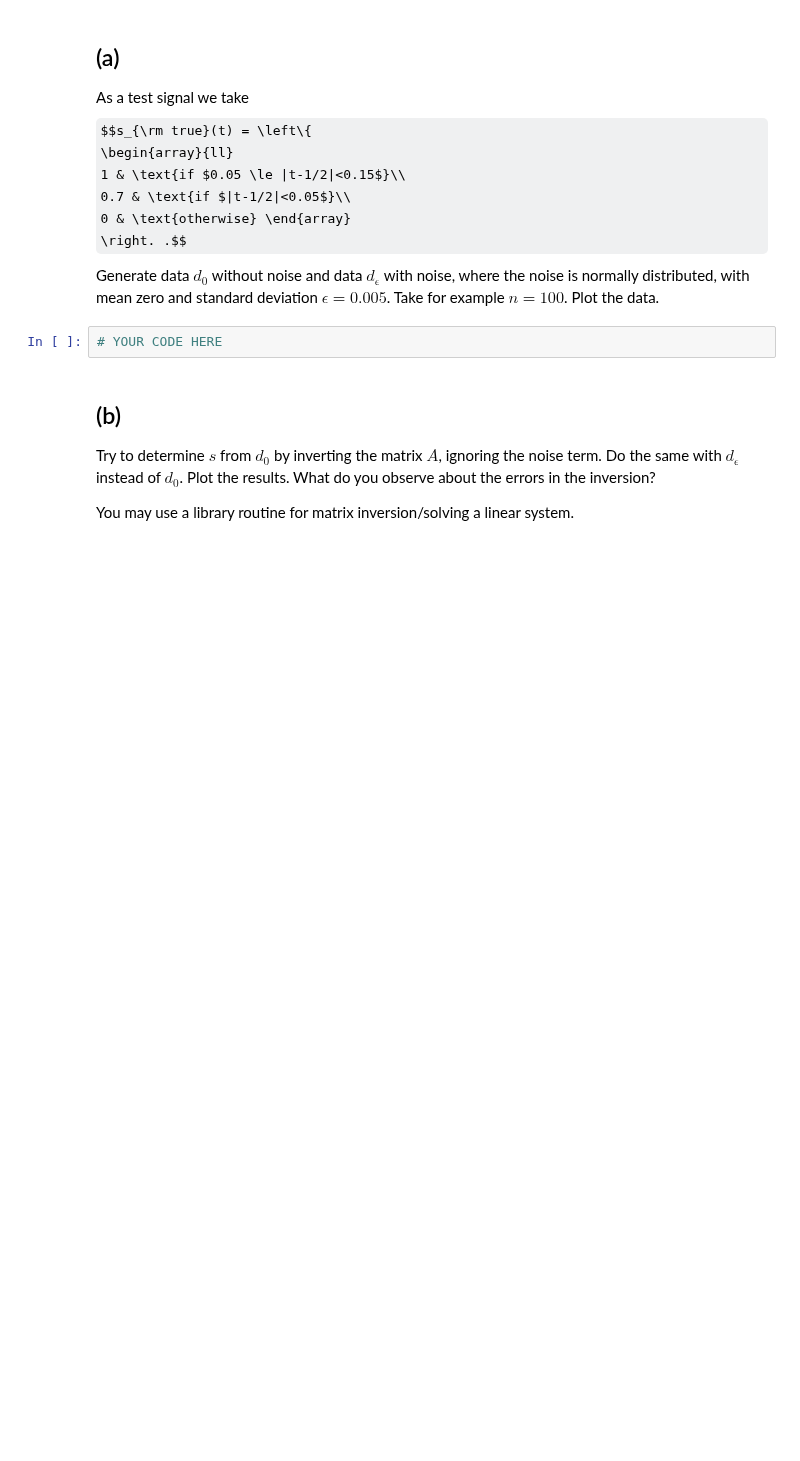
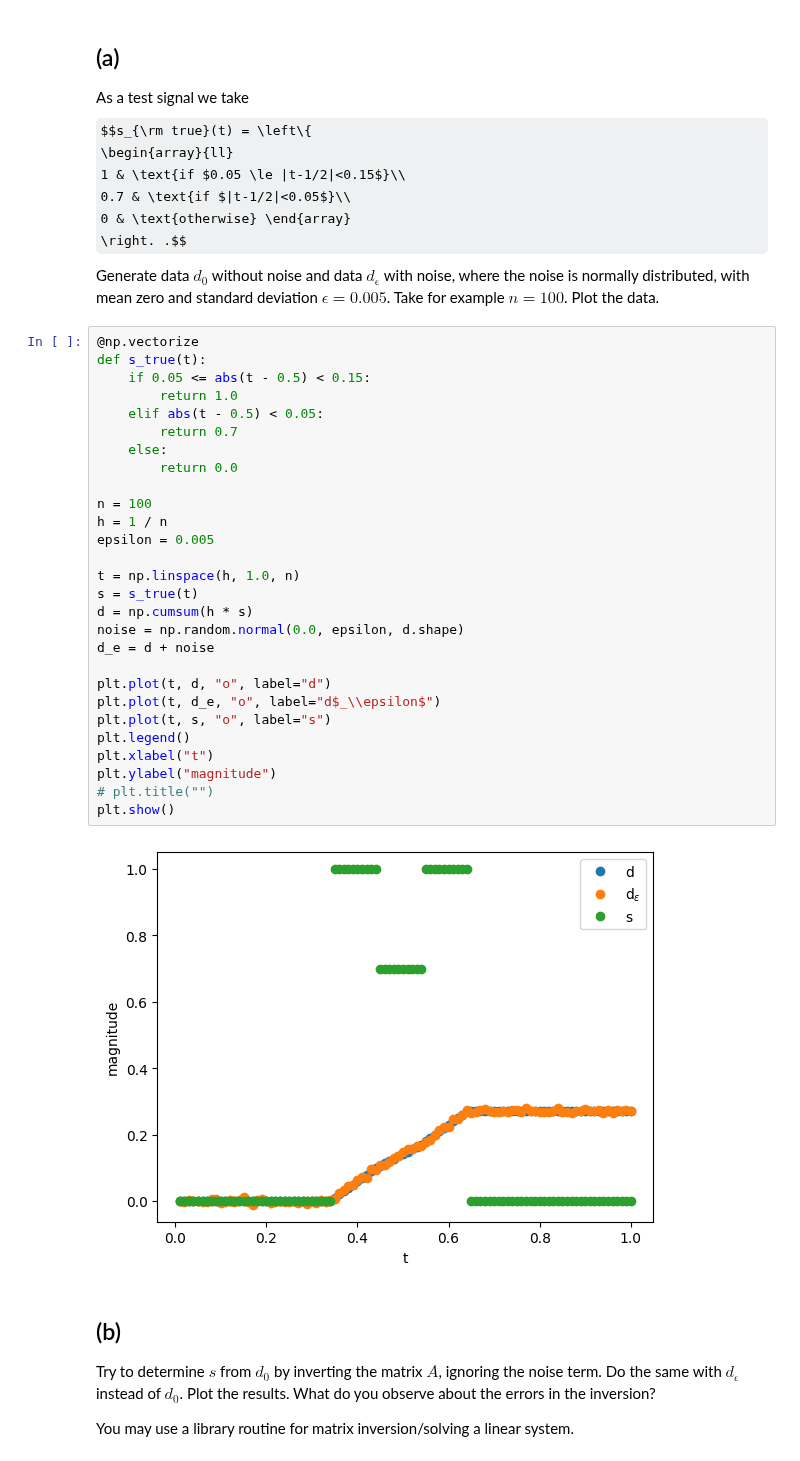
Before and after one commit to pluumenbrownie/numalgos, a Jupyter notebook: hw2.ipynb, the cells around one changed output. Drawn from its saved outputs; the diff is of its cells as text; some formulas as TeX source; blank space fills up the shorter version.

```diff
--- a/hw2.ipynb
+++ b/hw2.ipynb
@@ -156,7 +156,35 @@ $$s_{\rm true}(t) = \left\{
 Generate data $d_0$ without noise and data $d_\epsilon$ with noise, where the noise is normally distributed, with mean zero and standard deviation $\epsilon = 0.005$.
 Take for example $n=100$. Plot the data.
 # %%
-# YOUR CODE HERE
+@np.vectorize
+def s_true(t):
+    if 0.05 <= abs(t - 0.5) < 0.15:
+        return 1.0
+    elif abs(t - 0.5) < 0.05:
+        return 0.7
+    else:
+        return 0.0
+
+n = 100
+h = 1 / n
+epsilon = 0.005
+
+t = np.linspace(h, 1.0, n)
+s = s_true(t)
+d = np.cumsum(h * s)
+noise = np.random.normal(0.0, epsilon, d.shape)
+d_e = d + noise
+
+plt.plot(t, d, "o", label="d")
+plt.plot(t, d_e, "o", label="d$_\\epsilon$")
+plt.plot(t, s, "o", label="s")
+plt.legend()
+plt.xlabel("t")
+plt.ylabel("magnitude")
+# plt.title("")
+plt.show()
+# %% [output]
+[figure, added]
 # %% [markdown]
 ## (b)
 Try to determine $s$ from $d_0$ by inverting the matrix $A$, ignoring the noise term.
```
Also changed, not shown: parts of 1 cell of this notebook.
